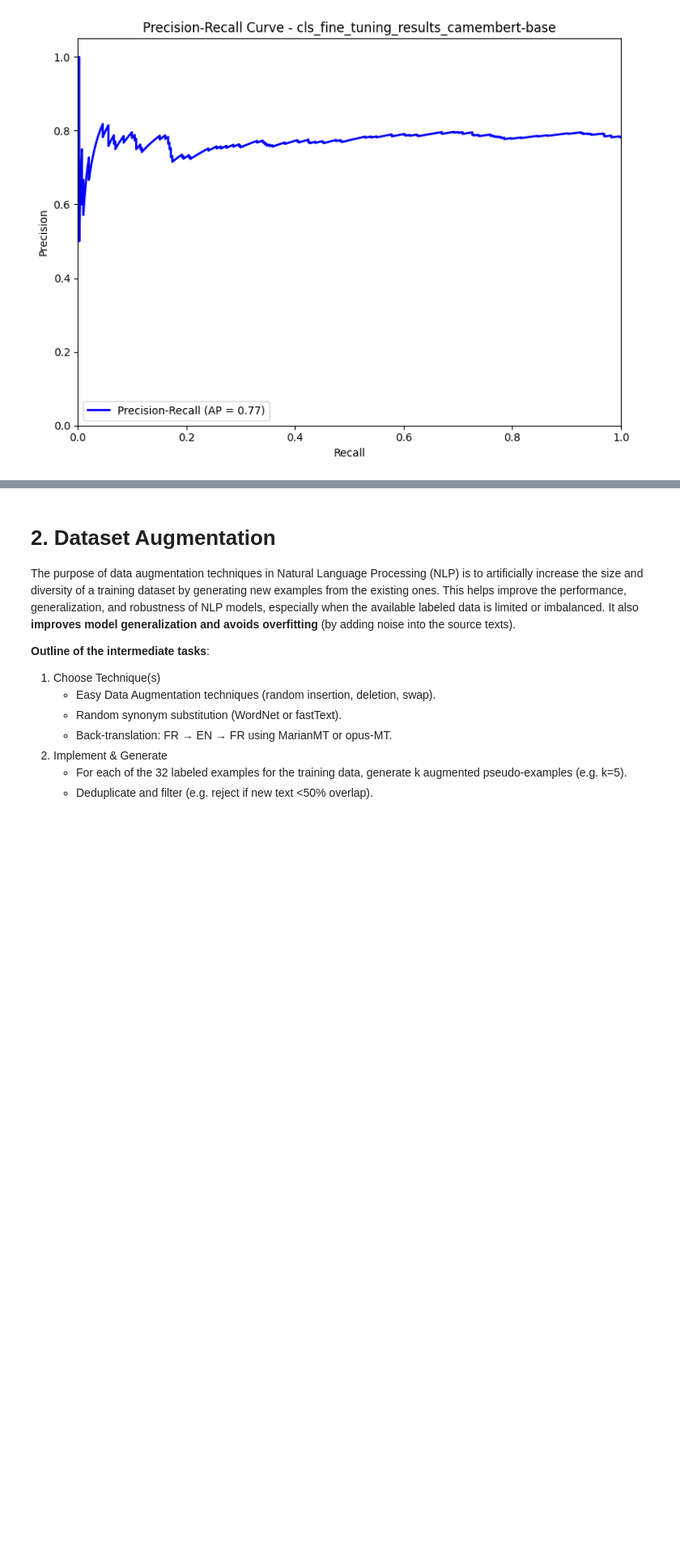
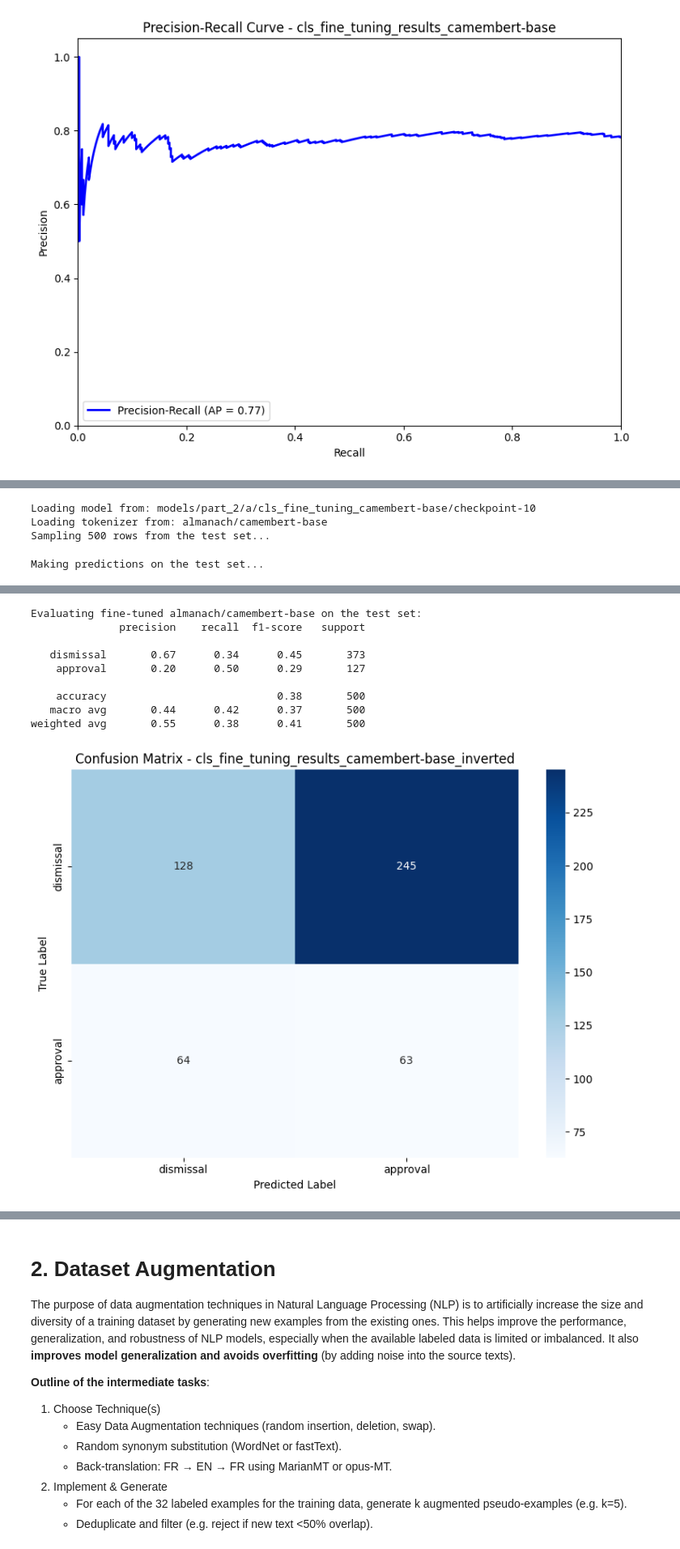
Before and after one commit to pablo-fdz/adv_nlp_final_assessment, a Jupyter notebook: part_2_ds_challenge_pablo.ipynb, the cells around one changed output, grey strips where cells are left out. Shown at 81% size. Cells and saved outputs as stored; diff of their text form; code cells hidden in the pictures; blank space fills up the shorter version.

```diff
--- a/part_2_ds_challenge_pablo.ipynb
+++ b/part_2_ds_challenge_pablo.ipynb
@@ -1165,15 +1195,23 @@ y_true_test, y_pred_test, ft_probas = evaluate_best_finetuned_model(
     seed=seed  # Random seed for reproducibility
 )
 
+inverted_labels_map = {0: 'approval', 1: 'dismissal'}  # We create a map with inverted labels for evaluation
+
 y_true_test_str = [labels_map[label] for label in y_true_test] # Ensure lengths match if test_df_fr_eval was sampled
-y_pred_test_str = [labels_map[label] for label in y_pred_test]
+y_pred_test_str = [inverted_labels_map[label] for label in y_pred_test]  # Invert labels for evaluation
+inverted_ft_probas = 1 - ft_probas  # Invert probabilities for the positive class
 
 print(f"\nEvaluating fine-tuned {model_name} on the test set:")
 finetuned_results = evaluate_classification(
     y_true=y_true_test_str,
     y_pred=y_pred_test_str,
-    base_filename=f"cls_fine_tuning_results_camembert-base",
+    base_filename=f"cls_fine_tuning_results_camembert-base_inverted",
     labels=candidate_labels,
-    probas=ft_probas, # Probabilities for the positive class
+    probas=inverted_ft_probas, # Probabilities for the positive class
     results_dir=os.path.join('results', 'part_2', 'a', 'test')
 )
+# %% [output]
+Loading model from: models/part_2/a/cls_fine_tuning_camembert-base/checkpoint-10
+Loading tokenizer from: almanach/camembert-base
+Sampling 500 rows from the test set...
+Making predictions on the test set...
@@ -1179,0 +1219,10 @@ finetuned_results = evaluate_classification(
+Evaluating fine-tuned almanach/camembert-base on the test set:
+              precision    recall  f1-score   support
+
+   dismissal       0.67      0.34      0.45       373
+    approval       0.20      0.50      0.29       127
+
+    accuracy                           0.38       500
+   macro avg       0.44      0.42      0.37       500
+weighted avg       0.55      0.38      0.41       500
+[figure, added]
```
Also changed, not shown: parts of 16 cells of this notebook, 21 other files.
